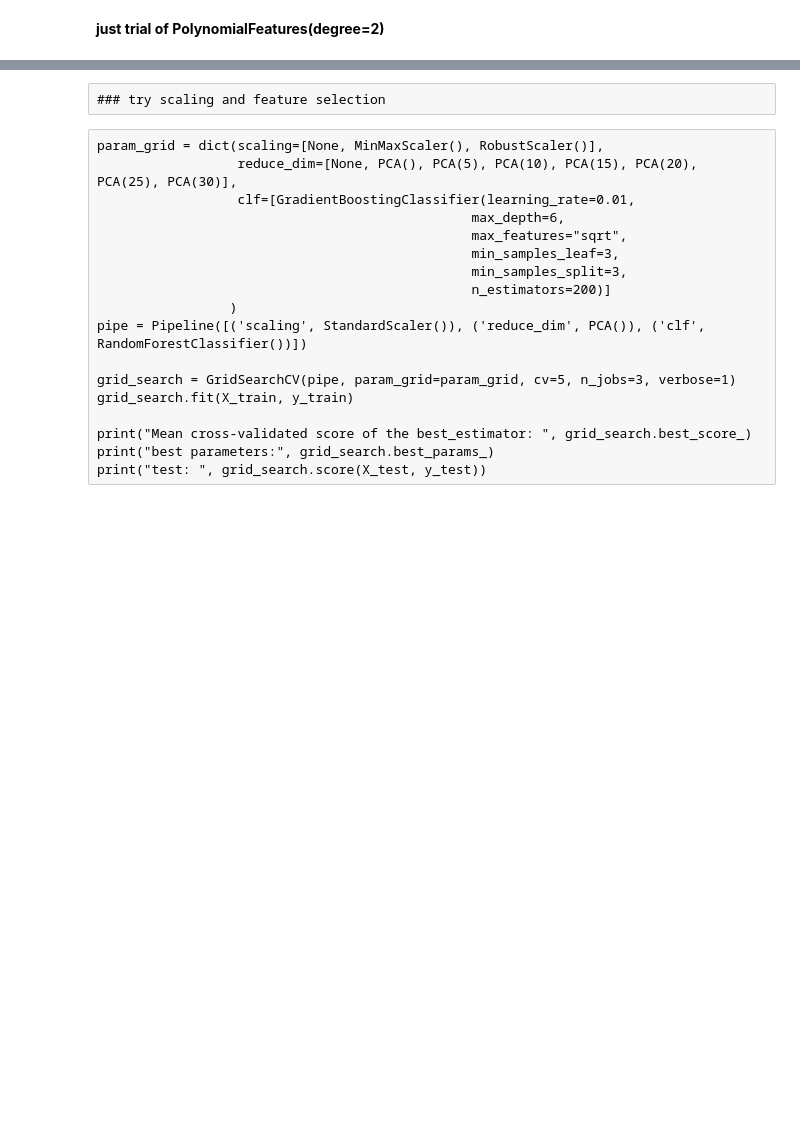
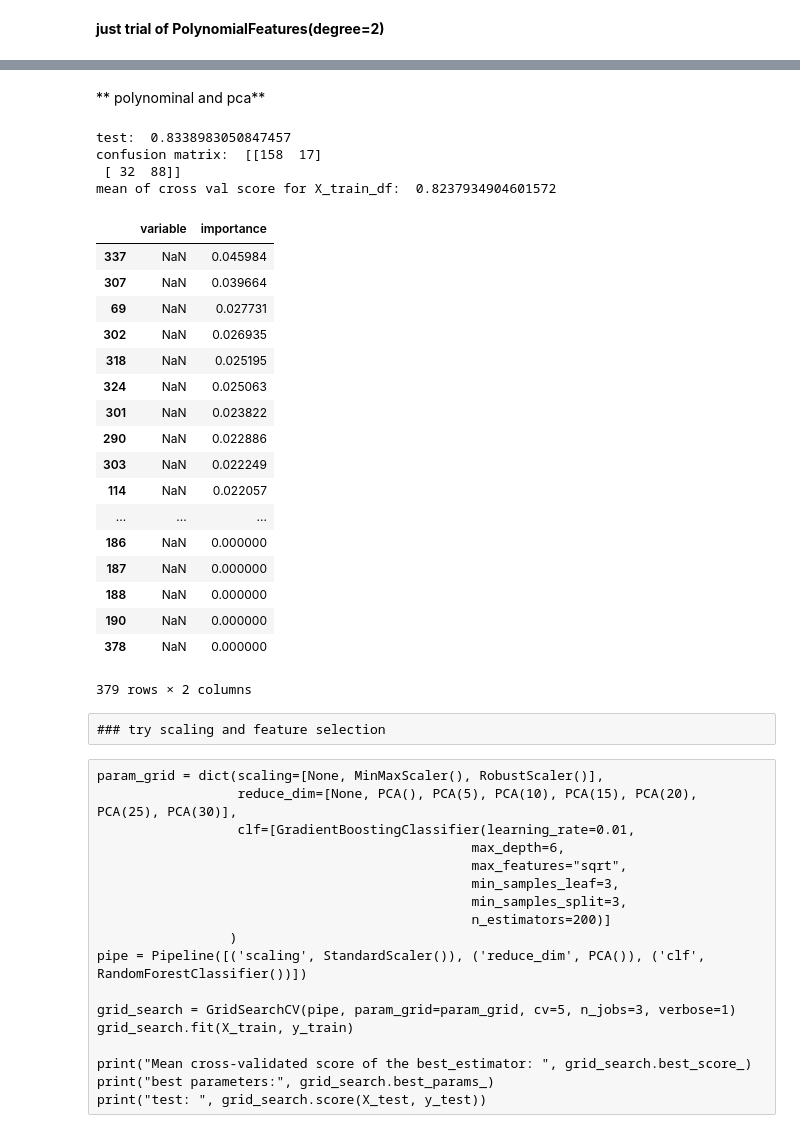
Before and after one commit to alancet/test, a Jupyter notebook: kaggle/titanic/src/myPredict.ipynb, the cells around one changed output, grey strips where cells are left out. Cells and saved outputs as stored; diff of their text form; code cells hidden in the pictures; blank space fills up the shorter version.

```diff
--- a/kaggle/titanic/src/myPredict.ipynb
+++ b/kaggle/titanic/src/myPredict.ipynb
@@ -1839,3 +1841,47 @@ pd.concat((pd.DataFrame(X_train.columns, columns = ['variable']),
+# %% [markdown]
+** polynominal and pca**
+# %%
+pipe = make_pipeline(PolynomialFeatures(degree=2, interaction_only=False),
+                     GradientBoostingClassifier(learning_rate=0.05,
+                                                max_depth=4,
+                                                max_features="sqrt",
+#                                                min_samples_leaf=2,
+                                                min_samples_split=5,
+                                                n_estimators=50))
+pipe.fit(X_train, y_train)
+print("test: ", pipe.score(X_test, y_test))
+print("confusion matrix: ", confusion_matrix(y_test, pipe.predict(X_test)))
+
+scores = cross_val_score(pipe, X_train_df, y_train_df, n_jobs=3)
+print("mean of cross val score for X_train_df: ", scores.mean())
+# %% [output]
+test:  0.8338983050847457
+confusion matrix:  [[158  17]
+ [ 32  88]]
+mean of cross val score for X_train_df:  0.8237934904601572
+# %%
+pd.concat((pd.DataFrame(X_train.columns, columns = ['variable']),
+           pd.DataFrame(pipe.named_steps["gradientboostingclassifier"].feature_importances_, columns = ['importance'])),
+          axis = 1).sort_values(by='importance', ascending = False)
+# %% [output]
+|  | variable | importance |
+| 337 | NaN | 0.045984 |
+| 307 | NaN | 0.039664 |
+| 69 | NaN | 0.027731 |
+| 302 | NaN | 0.026935 |
+| 318 | NaN | 0.025195 |
+| 324 | NaN | 0.025063 |
+| 301 | NaN | 0.023822 |
+| 290 | NaN | 0.022886 |
+| 303 | NaN | 0.022249 |
+| 114 | NaN | 0.022057 |
+| ... | ... | ... |
+| 186 | NaN | 0.000000 |
+| 187 | NaN | 0.000000 |
+| 188 | NaN | 0.000000 |
+| 190 | NaN | 0.000000 |
+| 378 | NaN | 0.000000 |
+379 rows × 2 columns
 # %% [raw]
 ### try scaling and feature selection
 # %% [raw]
```
Also changed, not shown: parts of 25 cells of this notebook, 3 other files.
